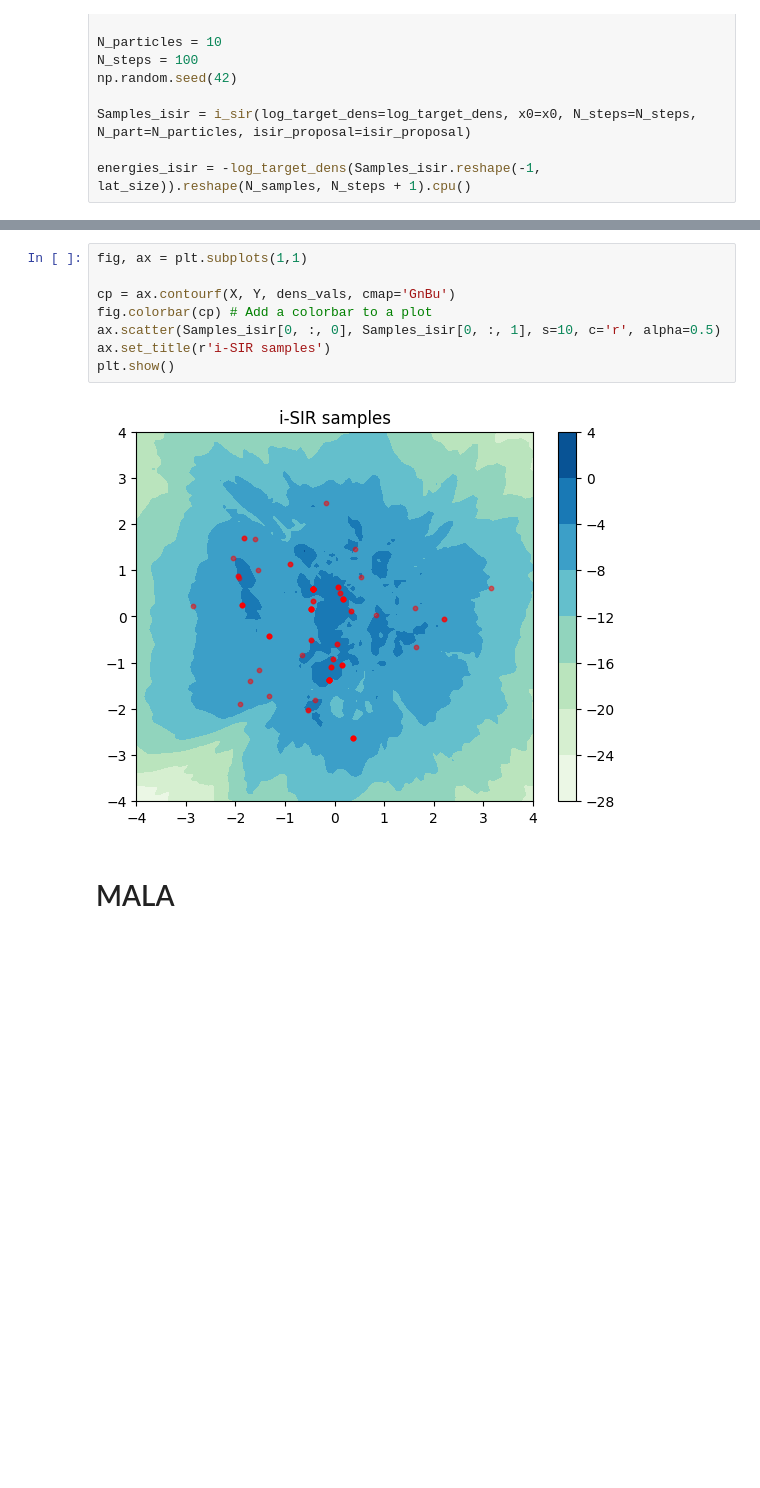
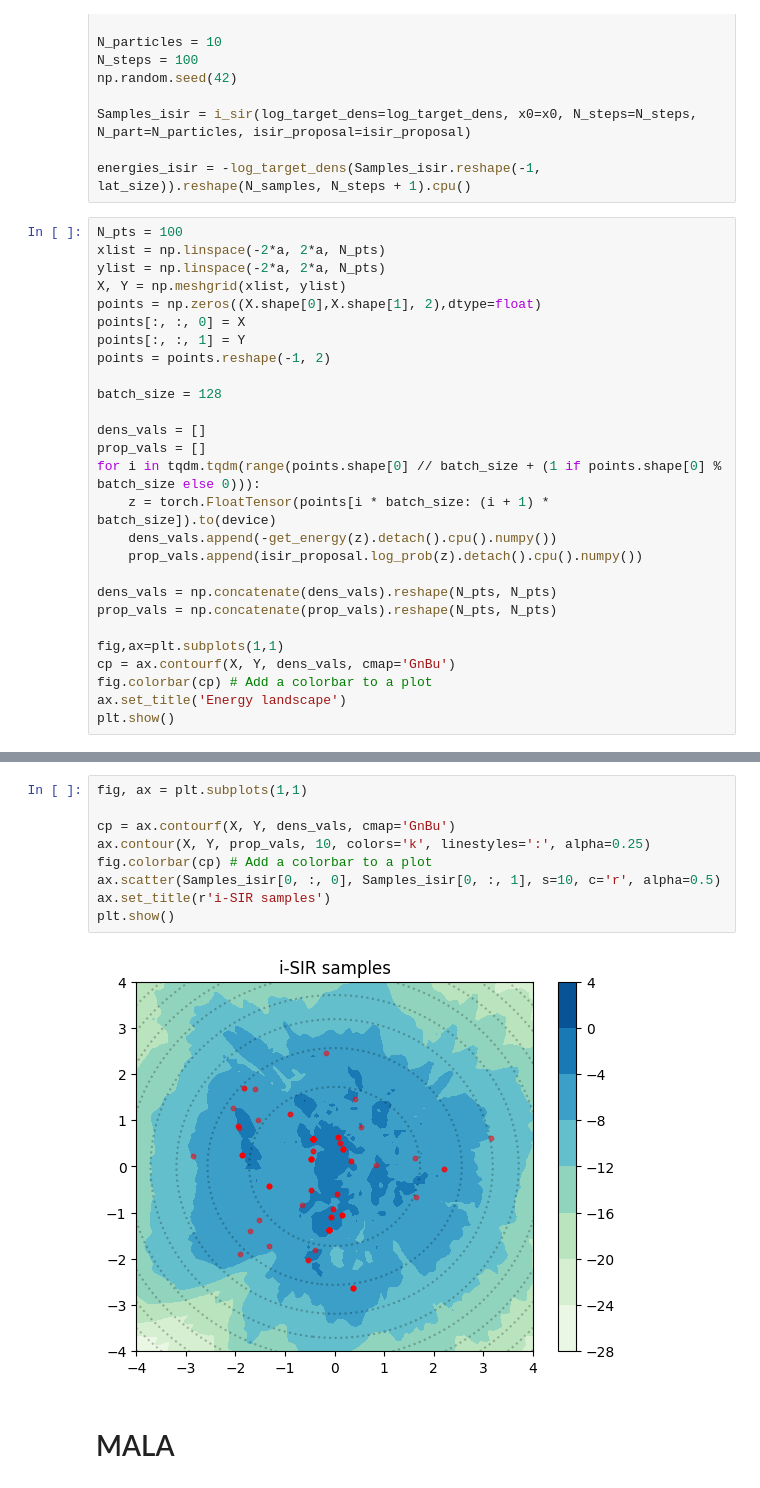
Before and after one commit to svsamsonov/ex2mcmc_new, a Jupyter notebook: experiments/exp_mnist/JSGAN_samples.ipynb, the cells around one changed output, grey strips where cells are left out. Cells and saved outputs as stored; diff of their text form; blank space fills up the shorter version.

```diff
--- a/experiments/exp_mnist/JSGAN_samples.ipynb
+++ b/experiments/exp_mnist/JSGAN_samples.ipynb
@@ -97,3 +69,30 @@ np.random.seed(42)
 Samples_isir = i_sir(log_target_dens=log_target_dens, x0=x0, N_steps=N_steps, N_part=N_particles, isir_proposal=isir_proposal)
 
 energies_isir = -log_target_dens(Samples_isir.reshape(-1, lat_size)).reshape(N_samples, N_steps + 1).cpu()
+# %%
+N_pts = 100
+xlist = np.linspace(-2*a, 2*a, N_pts)
+ylist = np.linspace(-2*a, 2*a, N_pts)
+X, Y = np.meshgrid(xlist, ylist)
+points = np.zeros((X.shape[0],X.shape[1], 2),dtype=float)
+points[:, :, 0] = X
+points[:, :, 1] = Y
+points = points.reshape(-1, 2)
+
+batch_size = 128
+
+dens_vals = []
+prop_vals = []
+for i in tqdm.tqdm(range(points.shape[0] // batch_size + (1 if points.shape[0] % batch_size else 0))):
+    z = torch.FloatTensor(points[i * batch_size: (i + 1) * batch_size]).to(device)
+    dens_vals.append(-get_energy(z).detach().cpu().numpy())
+    prop_vals.append(isir_proposal.log_prob(z).detach().cpu().numpy())
+
+dens_vals = np.concatenate(dens_vals).reshape(N_pts, N_pts)
+prop_vals = np.concatenate(prop_vals).reshape(N_pts, N_pts)
+
+fig,ax=plt.subplots(1,1)
+cp = ax.contourf(X, Y, dens_vals, cmap='GnBu')
+fig.colorbar(cp) # Add a colorbar to a plot
+ax.set_title('Energy landscape')
+plt.show()
@@ -100,13 +101,14 @@ energies_isir = -log_target_dens(Samples_isir.reshape(-1, lat_size)).reshape(N_s
 # %%
 fig, ax = plt.subplots(1,1)
 
 cp = ax.contourf(X, Y, dens_vals, cmap='GnBu')
+ax.contour(X, Y, prop_vals, 10, colors='k', linestyles=':', alpha=0.25)
 fig.colorbar(cp) # Add a colorbar to a plot
 ax.scatter(Samples_isir[0, :, 0], Samples_isir[0, :, 1], s=10, c='r', alpha=0.5)
 ax.set_title(r'i-SIR samples')
 plt.show()
 # %% [output]
-[figure, old version]
+[figure, new version]
 # %% [markdown]
 # MALA
 # %%
```
Also changed, not shown: parts of 4 cells of this notebook, 14 other files.
